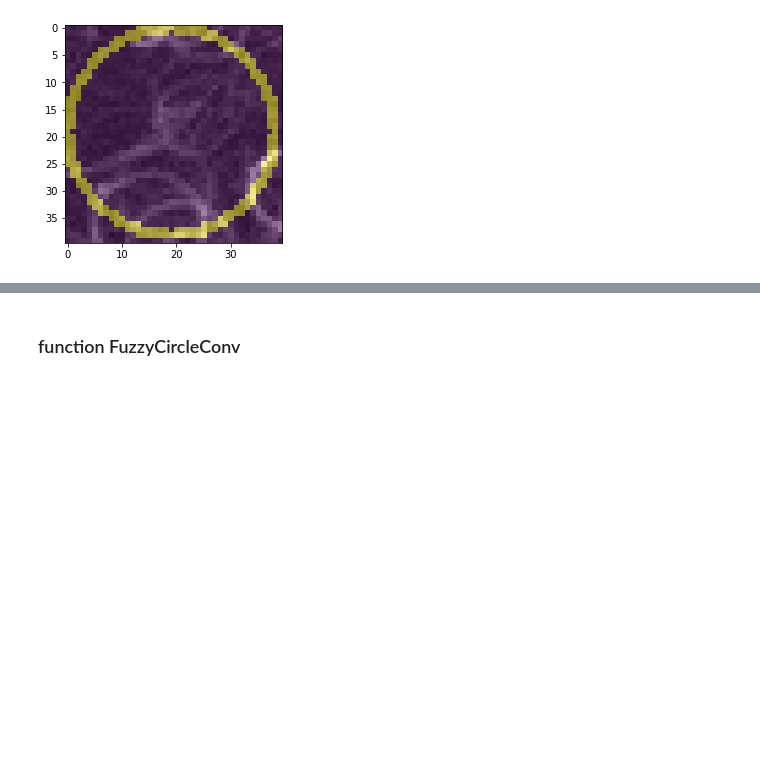
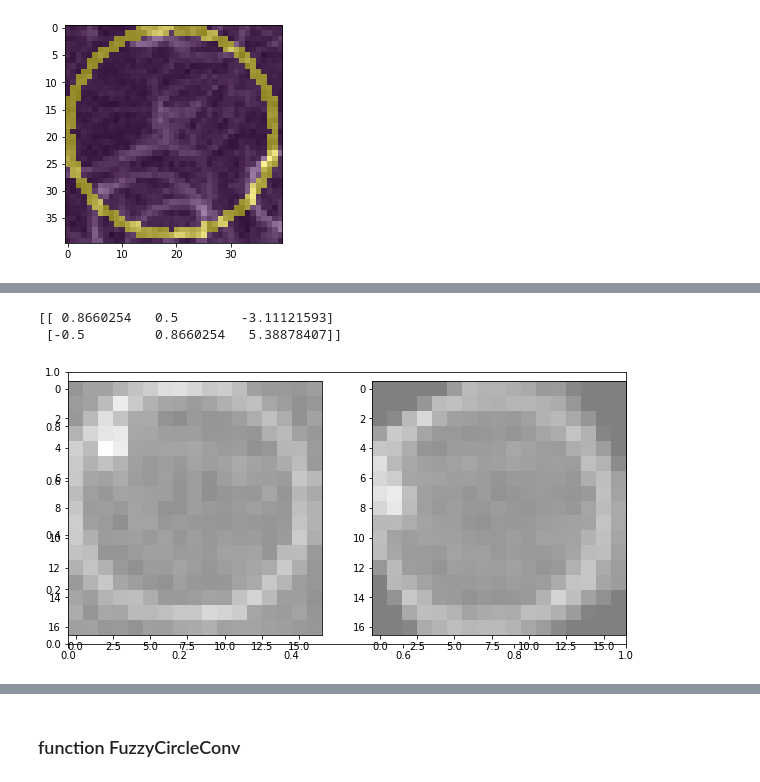
Before and after one commit to andrew-veriga/MathForML, a Jupyter notebook: ConvolutionalCoffieCircles.ipynb, the cells around one changed output, grey strips where cells are left out. Cells and saved outputs as stored; diff of their text form; code cells hidden in the pictures; blank space fills up the shorter version.

```diff
--- a/ConvolutionalCoffieCircles.ipynb
+++ b/ConvolutionalCoffieCircles.ipynb
@@ -130,0 +178,31 @@ back.var 0.028097096951158633
+# %%
+  import math
+
+# def RotateConv(_box,_angle):
+  # rotM=np.array([[math.cos(_angle), - math.sin(_angle)],
+  #                [math.sin(_angle), math.cos(_angle)]],dtype=np.float32)
+
+  # size = _box.shape[0]
+  # center = np.reshape(np.array([size//2,size//2],dtype=np.int),(2,1))
+  # vectors =np.indices(_box.shape)
+  # print (vectors[:3])
+  # # vectors = - center
+  # print (vectors[:3])
+  # newvectors = np.matmul(rotM, vectors.T)
+  # newbox = np.zeros_like(_box)
+  # newvectors = (newvectors.T.astype(int) + center)
+  # print ('newvectors:',newvectors[:3])
+  # _box.put(vectors, newbox)
+  # return newvectors
+  _box = np.array(Image[y:y+_size,x:x+_size])
+  newbox = rotate_image(_box,30)
+  fig, ax = plt.subplots(figsize=(10,5))
+  ax = fig.add_subplot(1,2,1)
+  ax.imshow(_box, cmap=plt.get_cmap('gray'), vmin=-1, vmax=1)
+  ax1=fig.add_subplot(1,2,2)
+  ax1.imshow(newbox, cmap=plt.get_cmap('gray'), vmin=-1, vmax=1)
+  fig.show()
+# %% [output]
+[[ 0.8660254   0.5        -3.11121593]
+ [-0.5         0.8660254   5.38878407]]
+[figure, added]
```
Also changed, not shown: parts of 3 cells of this notebook.
